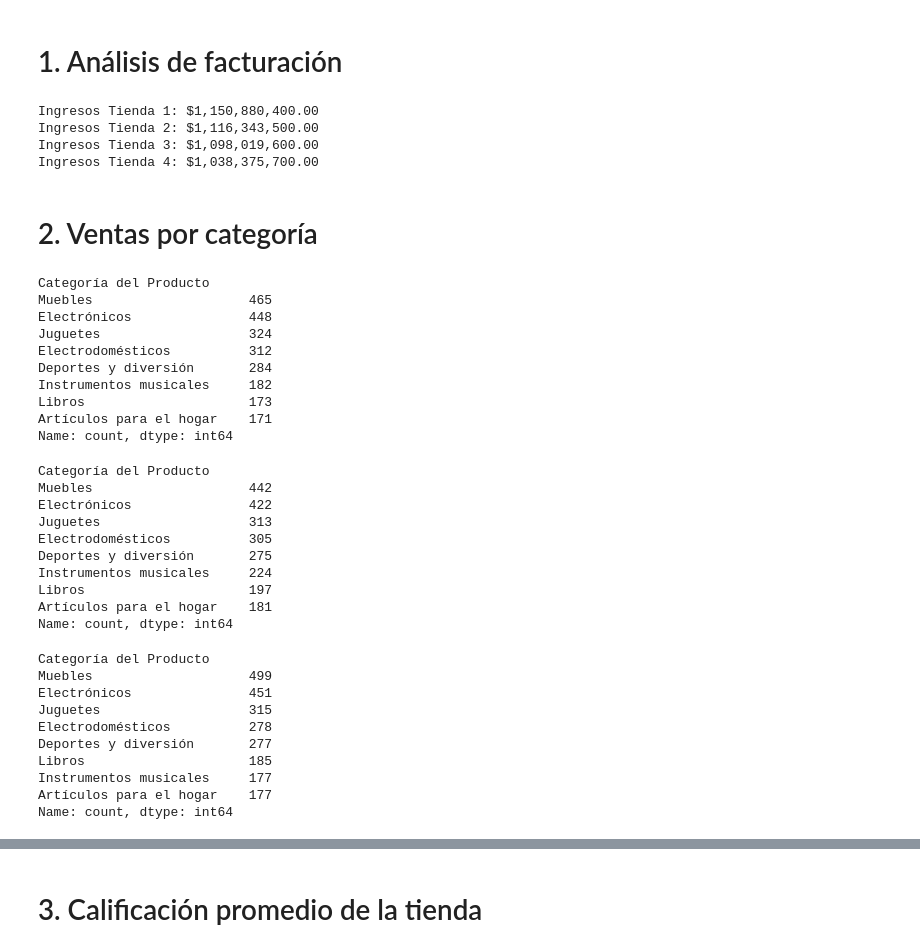
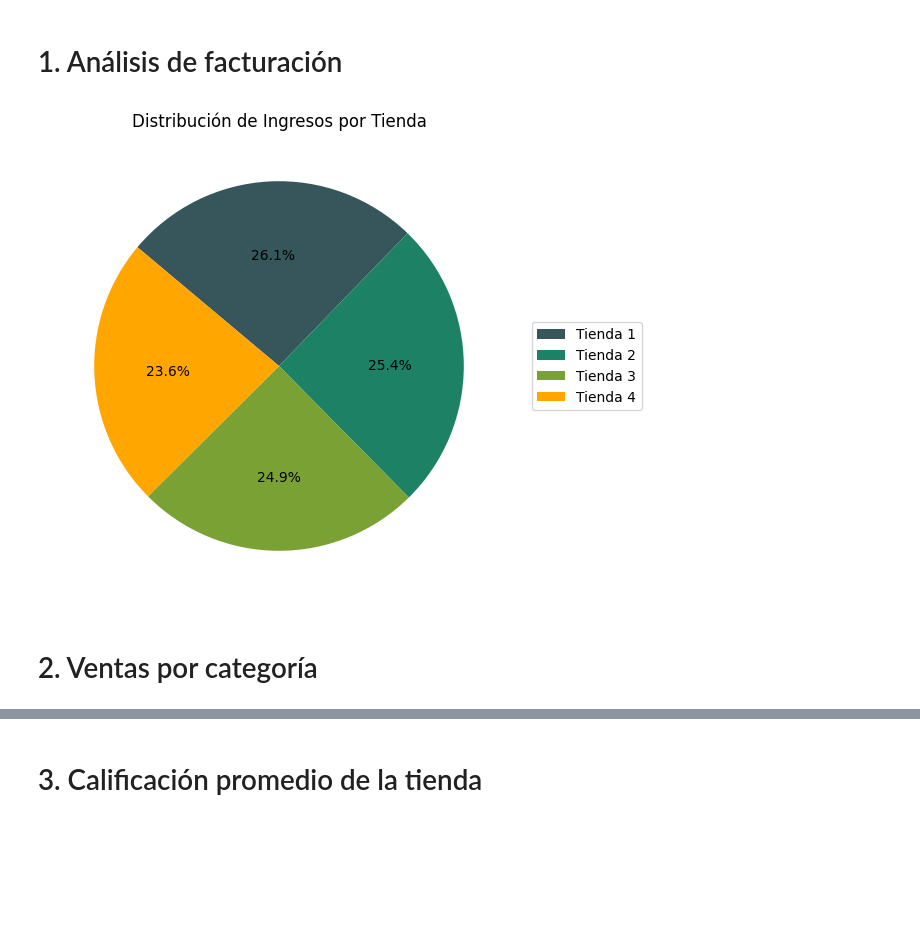
Before and after one commit to IsaiasRVH2/Challenge-Alura-Store, a Jupyter notebook: AluraStoreLatam.ipynb, the cells around one changed output, grey strips where cells are left out. Saved outputs shown, nothing was run; the diff lists cells and outputs as text; code cells hidden in the pictures; blank space fills up the shorter version.

```diff
--- a/AluraStoreLatam.ipynb
+++ b/AluraStoreLatam.ipynb
@@ -159,58 +161,22 @@ tienda4.describe()
 | max | 2.902200e+06 | 154700.000000 | 5.000000 | 18.000000 | 11.544440 | -67.923900 |
 # %% [markdown]
 # 1. Análisis de facturación
-# %%
-ingresos_tienda = tienda['Precio'].sum()
-ingresos_tienda2 = tienda2['Precio'].sum()
-ingresos_tienda3 = tienda3['Precio'].sum()
-ingresos_tienda4 = tienda4['Precio'].sum()
-print(f"Ingresos Tienda 1: ${ingresos_tienda:,.2f}")
-print(f"Ingresos Tienda 2: ${ingresos_tienda2:,.2f}")
-print(f"Ingresos Tienda 3: ${ingresos_tienda3:,.2f}")
-print(f"Ingresos Tienda 4: ${ingresos_tienda4:,.2f}")
-# %% [output]
-Ingresos Tienda 1: $1,150,880,400.00
-Ingresos Tienda 2: $1,116,343,500.00
-Ingresos Tienda 3: $1,098,019,600.00
-Ingresos Tienda 4: $1,038,375,700.00
+# %%
+colors = ['#36565c','#1c8165','#7aa133','#ffa600']
+
+ingresos_tienda = tienda['Precio'].sum()/1000000
+ingresos_tienda2 = tienda2['Precio'].sum()/1000000
+ingresos_tienda3 = tienda3['Precio'].sum()/1000000
+ingresos_tienda4 = tienda4['Precio'].sum()/1000000
+ingresos = (ingresos_tienda, ingresos_tienda2, ingresos_tienda3, ingresos_tienda4)
+
+
+plt.figure(figsize=(10, 6))
+plt.pie(ingresos, colors=colors, autopct='%1.1f%%', counterclock=False, startangle=140)
+plt.title('Distribución de Ingresos por Tienda')
+plt.legend(['Tienda 1', 'Tienda 2', 'Tienda 3', 'Tienda 4'], loc='right', bbox_to_anchor=(1.3, 0.5))
+plt.show()
+# %% [output]
+[figure, added]
 # %% [markdown]
 # 2. Ventas por categoría
-# %%
-tienda['Categoría del Producto'].value_counts().sort_values(ascending=False)
-# %% [output]
-Categoría del Producto
-Muebles                    465
-Electrónicos               448
-Juguetes                   324
-Electrodomésticos          312
-Deportes y diversión       284
-Instrumentos musicales     182
-Libros                     173
-Artículos para el hogar    171
-Name: count, dtype: int64
-# %%
-tienda2['Categoría del Producto'].value_counts().sort_values(ascending=False)
-# %% [output]
-Categoría del Producto
-Muebles                    442
-Electrónicos               422
-Juguetes                   313
-Electrodomésticos          305
-Deportes y diversión       275
-Instrumentos musicales     224
-Libros                     197
-Artículos para el hogar    181
-Name: count, dtype: int64
-# %%
-tienda3['Categoría del Producto'].value_counts().sort_values(ascending=False)
-# %% [output]
-Categoría del Producto
-Muebles                    499
-Electrónicos               451
-Juguetes                   315
-Electrodomésticos          278
-Deportes y diversión       277
-Libros                     185
-Instrumentos musicales     177
-Artículos para el hogar    177
-Name: count, dtype: int64
```
Also changed, not shown: parts of 16 cells of this notebook.
